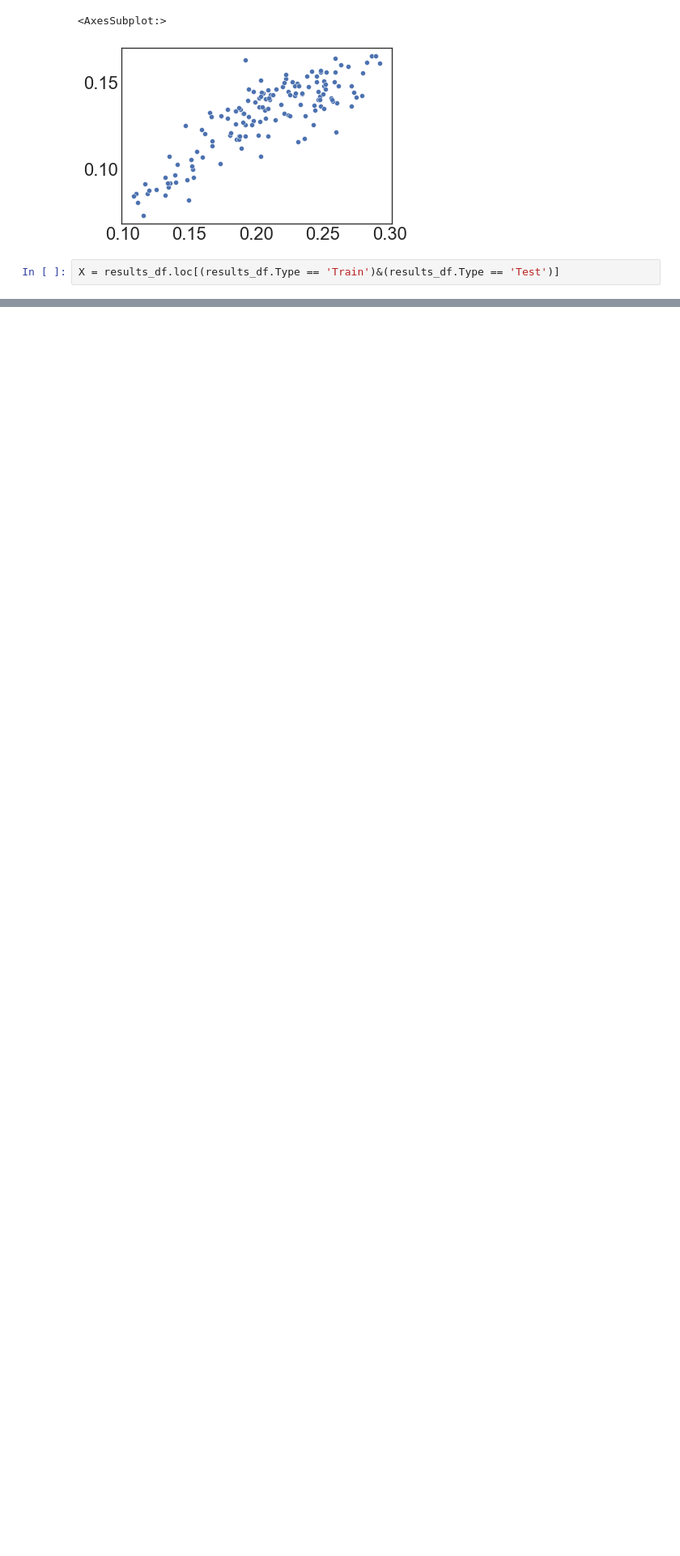
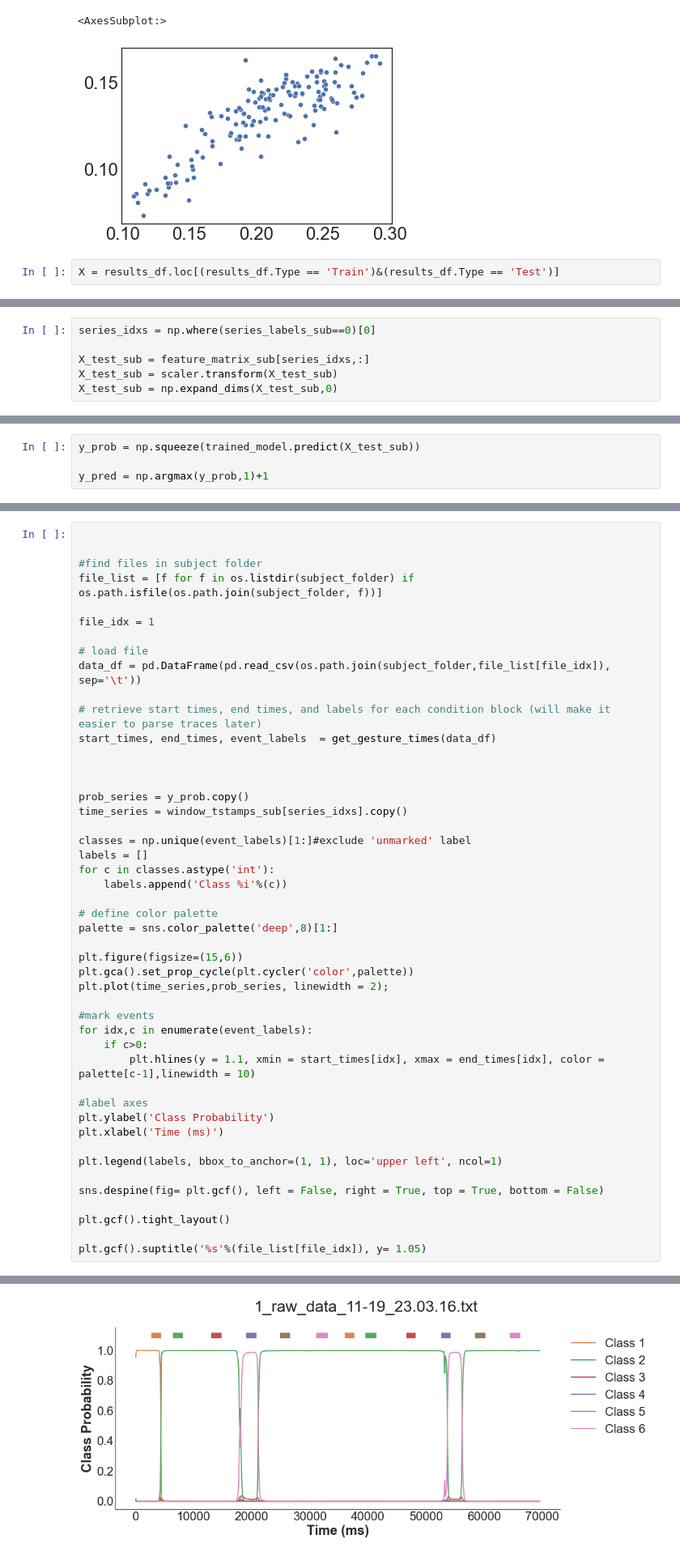
Before and after one commit to cechava/EMG_gestures, a Jupyter notebook: visualize_xsubject_robustness_joint_training_models.ipynb, the cells around one changed output, grey strips where cells are left out. Shown: that part at 81% size. Cells and saved outputs as stored; diff of their text form; blank space fills up the shorter version.

```diff
--- a/visualize_xsubject_robustness_joint_training_models.ipynb
+++ b/visualize_xsubject_robustness_joint_training_models.ipynb
@@ -223,0 +507,6 @@ X = results_df.loc[(results_df.Type == 'Train')&(results_df.Type == 'Test')]
+# %%
+series_idxs = np.where(series_labels_sub==0)[0]
+
+X_test_sub = feature_matrix_sub[series_idxs,:]
+X_test_sub = scaler.transform(X_test_sub)
+X_test_sub = np.expand_dims(X_test_sub,0)
@@ -223,0 +517,4 @@ X = results_df.loc[(results_df.Type == 'Train')&(results_df.Type == 'Test')]
+# %%
+y_prob = np.squeeze(trained_model.predict(X_test_sub))
+
+y_pred = np.argmax(y_prob,1)+1
@@ -223,0 +525,48 @@ X = results_df.loc[(results_df.Type == 'Train')&(results_df.Type == 'Test')]
+# %%
+
+
+#find files in subject folder
+file_list = [f for f in os.listdir(subject_folder) if os.path.isfile(os.path.join(subject_folder, f))]
+
+file_idx = 1
+
+# load file
+data_df = pd.DataFrame(pd.read_csv(os.path.join(subject_folder,file_list[file_idx]), sep='\t'))
+
+# retrieve start times, end times, and labels for each condition block (will make it easier to parse traces later)
+start_times, end_times, event_labels  = get_gesture_times(data_df)
+
+
+
+prob_series = y_prob.copy()
+time_series = window_tstamps_sub[series_idxs].copy()
+
+classes = np.unique(event_labels)[1:]#exclude 'unmarked' label
+labels = []
+for c in classes.astype('int'):
+    labels.append('Class %i'%(c))
+
+# define color palette
+palette = sns.color_palette('deep',8)[1:]
+
+plt.figure(figsize=(15,6))
+plt.gca().set_prop_cycle(plt.cycler('color',palette))
+plt.plot(time_series,prob_series, linewidth = 2);
+
+#mark events
+for idx,c in enumerate(event_labels):
+    if c>0:
+        plt.hlines(y = 1.1, xmin = start_times[idx], xmax = end_times[idx], color = palette[c-1],linewidth = 10)
+
+#label axes
+plt.ylabel('Class Probability')
+plt.xlabel('Time (ms)')
+
+plt.legend(labels, bbox_to_anchor=(1, 1), loc='upper left', ncol=1)
+
+sns.despine(fig= plt.gcf(), left = False, right = True, top = True, bottom = False)
+
+plt.gcf().tight_layout()
+
+plt.gcf().suptitle('%s'%(file_list[file_idx]), y= 1.05)
+# %% [output]
@@ -223,0 +574 @@ X = results_df.loc[(results_df.Type == 'Train')&(results_df.Type == 'Test')]
+[figure, added]
```
Also changed, not shown: parts of 33 cells of this notebook, 25 other files.
